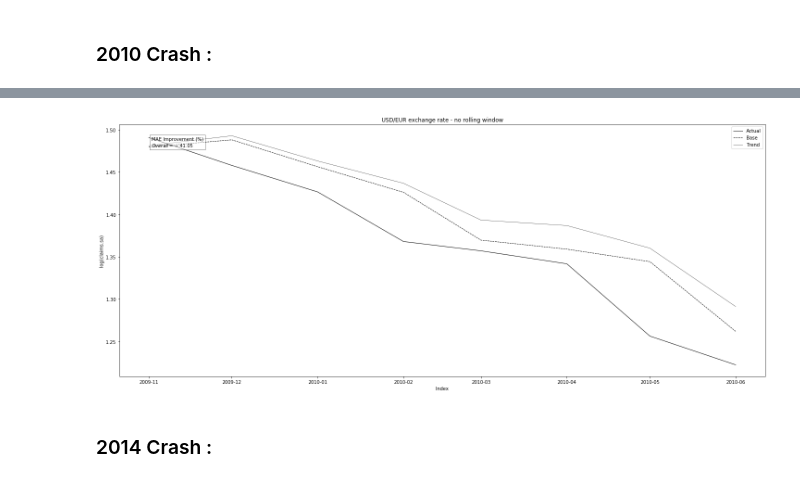
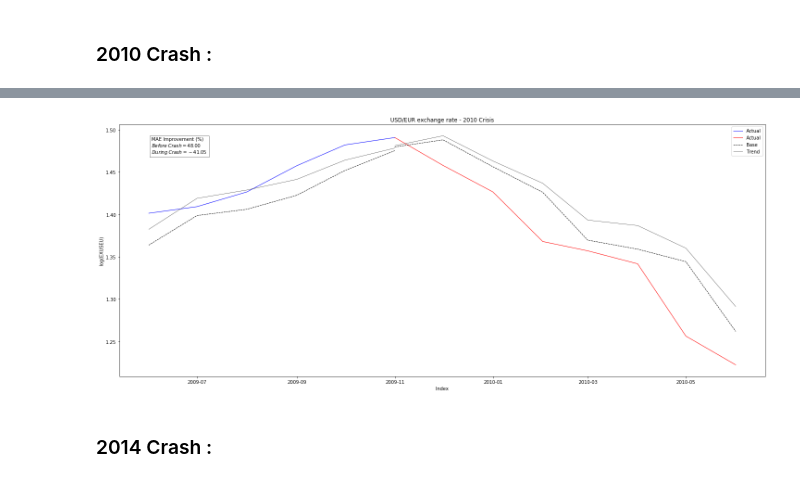
Before and after one commit to epfl-ada/ada-2020-project-milestone-p3-p3_adaimb, a Jupyter notebook: MilestoneP4.ipynb, the cells around one changed output, grey strips where cells are left out. Saved outputs shown, nothing was run; the diff lists cells and outputs as text; code cells hidden in the pictures.

```diff
--- a/MilestoneP4.ipynb
+++ b/MilestoneP4.ipynb
@@ -865,6 +901,19 @@ plt.show()
 # %% [markdown]
 ### 2010 Crash :
 # %%
+#### Before the Crash :
+#Baseline model
+mod = smf.ols(formula = 'EXUSEU ~ s1', data= data_rate['2004-02-01':'2009-05-01'] )
+res = mod.fit()
+pred_bc = res.params[0] + res.params[1]*data_rate.s1['2009-06-01':'2009-11-01']
+
+# Trends Model :
+mod_trends = smf.ols(formula = 'EXUSEU ~ s1 + D_Inflation + D_Prices + D_CPI + D_Cheap ', data=data_rate['2004-02-01':'2009-05-01'] )
+res_trends = mod_trends.fit()
+pred_trends_bc = res_trends.params[0] + res_trends.params[1]*data_rate['s1']['2009-06-01':'2009-11-01'] + res_trends.params[2]*data_rate['D_Inflation']['2009-06-01':'2009-11-01']+ res_trends.params[3]*data_rate['D_Prices']['2009-06-01':'2009-11-01'] +res_trends.params[4]*data_rate['D_CPI']['2009-06-01':'2009-11-01'] + res_trends.params[5]*data_rate['D_Cheap']['2009-06-01':'2009-11-01']
+
+
+#### During Crash :
 #Baseline model
 mod = smf.ols(formula = 'EXUSEU ~ s1', data= data_rate['2004-02-01':'2009-10-01'] )
 res = mod.fit()
@@ -875,11 +924,25 @@ mod_trends = smf.ols(formula = 'EXUSEU ~ s1 + D_Inflation + D_Prices + D_CPI + D
 res_trends = mod_trends.fit()
 pred_trends = res_trends.params[0] + res_trends.params[1]*data_rate['s1']['2009-11-01':'2010-06-01'] + res_trends.params[2]*data_rate['D_Inflation']['2009-11-01':'2010-06-01']+ res_trends.params[3]*data_rate['D_Prices']['2009-11-01':'2010-06-01'] +res_trends.params[4]*data_rate['D_CPI']['2009-11-01':'2010-06-01'] + res_trends.params[5]*data_rate['D_Cheap']['2009-11-01':'2010-06-01']
 
+
+### MAEs :
+mae_base_overall_bc = mean_absolute_error(data_rate.EXUSEU['2009-06-01':'2009-11-01'],pred_bc)/(data_rate.EXUSEU['2009-06-01':'2009-11-01'].mean())
+mae_trends_overall_bc = mean_absolute_error(data_rate.EXUSEU['2009-06-01':'2009-11-01'],pred_trends_bc)/(data_rate.EXUSEU['2009-06-01':'2009-11-01'].mean())
+improvement_overall_bc = (mae_base_overall_bc-mae_trends_overall_bc)/mae_base_overall_bc*100
+
 mae_base_overall = mean_absolute_error(data_rate.EXUSEU['2009-11-01':'2010-06-01'],pred)/(data_rate.EXUSEU['2009-11-01':'2010-06-01'].mean())
 mae_trends_overall = mean_absolute_error(data_rate.EXUSEU['2009-11-01':'2010-06-01'],pred_trends)/(data_rate.EXUSEU['2009-11-01':'2010-06-01'].mean())
 improvement_overall = (mae_base_overall-mae_trends_overall)/mae_base_overall*100
-print('The MAE improvent over recession is ',improvement_overall,'%')
 
-print('MAE Trends Overall =',mae_trends_overall)
-print('MAE Base Overall =',mae_base_overall)
+print(Fore.BLUE + 'Before Crash')
+print('')
+print('The MAE improvent is ',improvement_overall_bc,'%')
+print('MAE Trends =',mae_trends_overall_bc)
+print('MAE Base =',mae_base_overall_bc)
+print('')
+print(Fore.RED + 'During Crash')
+print('')
+print('The MAE improvent is ',improvement_overall,'%')
+print('MAE Trends =',mae_trends_overall)
+print('MAE Base =',mae_base_overall)
 # %% [output]
@@ -889,23 +960,27 @@ MAE Base Overall = 0.02623840900976024
 # %%
 #Plots :
 fig,ax = plt.subplots()
-ax.plot(data_rate['Month']['2009-11-01':'2010-06-01'],data_rate['EXUSEU']['2009-11-01':'2010-06-01'],color='black',label='Actual',linewidth=1)
+ax.plot(data_rate['Month']['2009-06-01':'2009-11-01'],data_rate['EXUSEU']['2009-06-01':'2009-11-01'],color='blue',label='Actual',linewidth=1)
+ax.plot(data_rate['Month']['2009-06-01':'2009-11-01'],pred_bc,linestyle='--',color='black',linewidth=1)
+ax.plot(data_rate['Month']['2009-06-01':'2009-11-01'],pred_trends_bc,color='black',linewidth=0.5)
+ax.plot(data_rate['Month']['2009-11-01':'2010-06-01'],data_rate['EXUSEU']['2009-11-01':'2010-06-01'],color='red',label='Actual',linewidth=1)
 ax.plot(data_rate['Month']['2009-11-01':'2010-06-01'],pred,linestyle='--',color='black',label='Base',linewidth=1)
 ax.plot(data_rate['Month']['2009-11-01':'2010-06-01'],pred_trends,color='black',linewidth=0.5,label='Trend')
 plt.legend()
 textstr = '\n'.join((
     r'MAE Improvement (%)',
-    r'$Overall=%.2f$'%(improvement_overall,)))
+    r'$Before\;Crash=%.2f$'%(improvement_overall_bc,),
+    r'$During\;Crash=%.2f$'%(improvement_overall,)))
 
 ax.text(0.05, 0.95, textstr, transform=ax.transAxes, fontsize=10,
         verticalalignment='top',bbox=dict(facecolor='white', alpha=0.5))
-ax.set_ylabel('log(claims.sa)')
+ax.set_ylabel('log(EXUSEU)')
 ax.set_xlabel('Index')
-ax.set_title('USD/EUR exchange rate - no rolling window')
+ax.set_title('USD/EUR exchange rate - 2010 Crisis')
 fig.set_size_inches(25,10)
 plt.show()
 # %% [output]
-[figure, old version]
+[figure, new version]
 # %% [markdown]
 ### 2014 Crash :
 # %%
```
Also changed, not shown: parts of 27 cells of this notebook.
